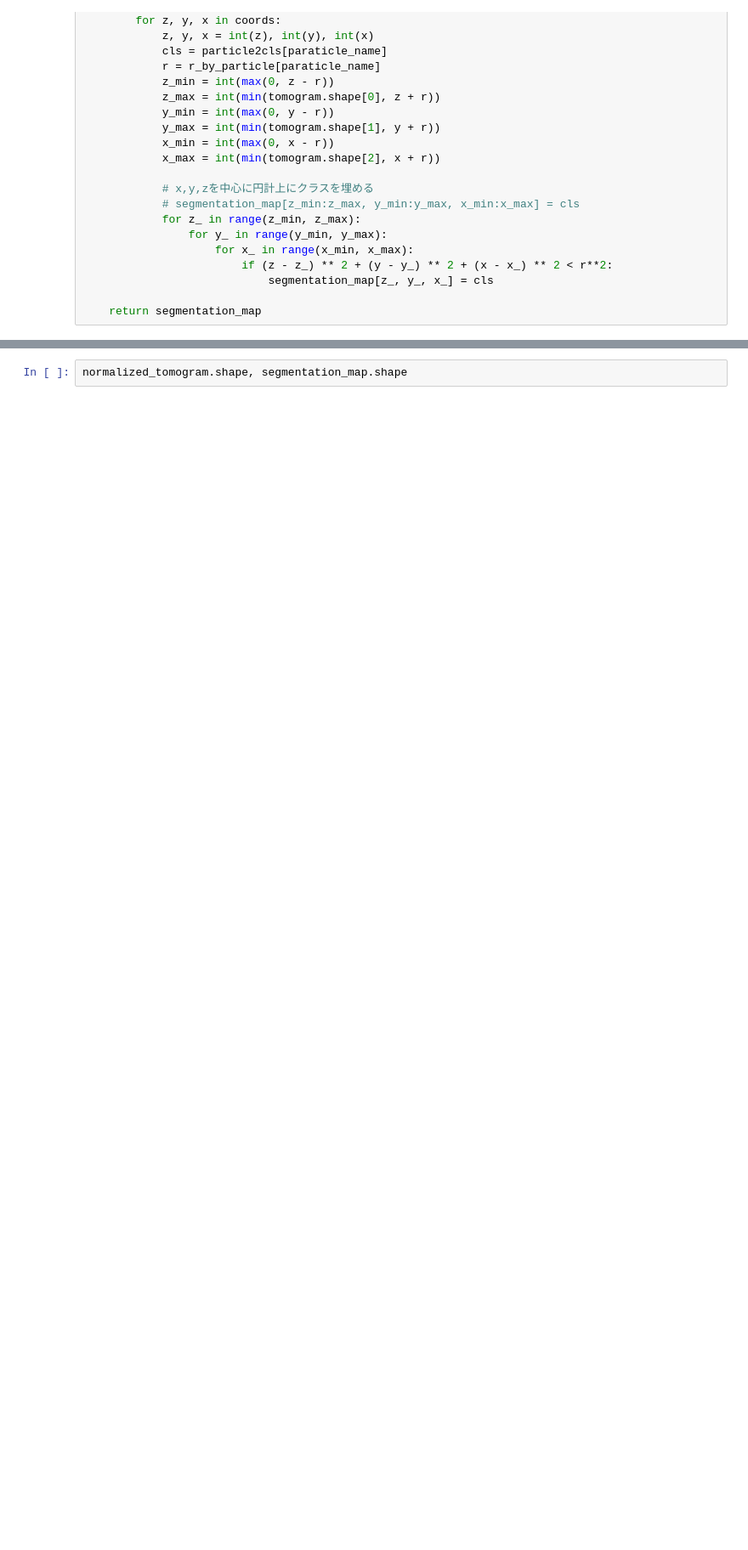
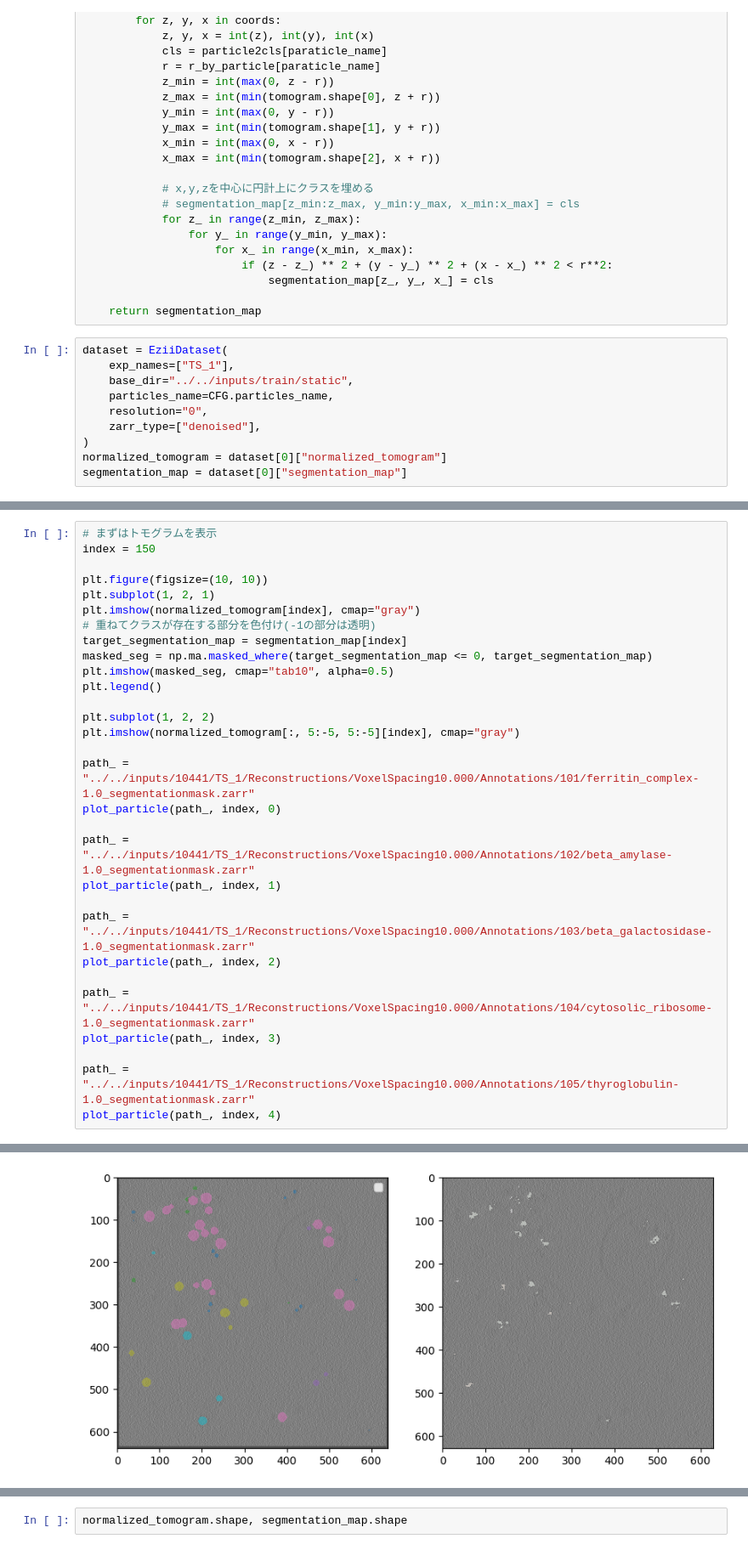
Before and after one commit to Tatsuya0720/Kaggle-CZII2024, a Jupyter notebook: experiments/exp004/exp.ipynb, the cells around one changed output, grey strips where cells are left out. Shown at 85% size. Drawn from its saved outputs; the diff is of its cells as text; blank space fills up the shorter version.

```diff
--- a/experiments/exp004/exp.ipynb
+++ b/experiments/exp004/exp.ipynb
@@ -298,3 +298,13 @@ def create_segmentation_map(tomogram, resolution, particle_coords={}):
                             segmentation_map[z_, y_, x_] = cls
 
     return segmentation_map
+# %%
+dataset = EziiDataset(
+    exp_names=["TS_1"],
+    base_dir="../../inputs/train/static",
+    particles_name=CFG.particles_name,
+    resolution="0",
+    zarr_type=["denoised"],
+)
+normalized_tomogram = dataset[0]["normalized_tomogram"]
+segmentation_map = dataset[0]["segmentation_map"]
@@ -300,0 +340,31 @@ def create_segmentation_map(tomogram, resolution, particle_coords={}):
+# %%
+# まずはトモグラムを表示
+index = 150
+
+plt.figure(figsize=(10, 10))
+plt.subplot(1, 2, 1)
+plt.imshow(normalized_tomogram[index], cmap="gray")
+# 重ねてクラスが存在する部分を色付け(-1の部分は透明)
+target_segmentation_map = segmentation_map[index]
+masked_seg = np.ma.masked_where(target_segmentation_map <= 0, target_segmentation_map)
+plt.imshow(masked_seg, cmap="tab10", alpha=0.5)
+plt.legend()
+
+plt.subplot(1, 2, 2)
+plt.imshow(normalized_tomogram[:, 5:-5, 5:-5][index], cmap="gray")
+
+path_ = "../../inputs/10441/TS_1/Reconstructions/VoxelSpacing10.000/Annotations/101/ferritin_complex-1.0_segmentationmask.zarr"
+plot_particle(path_, index, 0)
+
+path_ = "../../inputs/10441/TS_1/Reconstructions/VoxelSpacing10.000/Annotations/102/beta_amylase-1.0_segmentationmask.zarr"
+plot_particle(path_, index, 1)
+
+path_ = "../../inputs/10441/TS_1/Reconstructions/VoxelSpacing10.000/Annotations/103/beta_galactosidase-1.0_segmentationmask.zarr"
+plot_particle(path_, index, 2)
+
+path_ = "../../inputs/10441/TS_1/Reconstructions/VoxelSpacing10.000/Annotations/104/cytosolic_ribosome-1.0_segmentationmask.zarr"
+plot_particle(path_, index, 3)
+
+path_ = "../../inputs/10441/TS_1/Reconstructions/VoxelSpacing10.000/Annotations/105/thyroglobulin-1.0_segmentationmask.zarr"
+plot_particle(path_, index, 4)
+# %% [output]
@@ -301 +372,2 @@ def create_segmentation_map(tomogram, resolution, particle_coords={}):
+[figure, added]
 # %%
```
Also changed, not shown: parts of 7 cells of this notebook, 10 other files.
